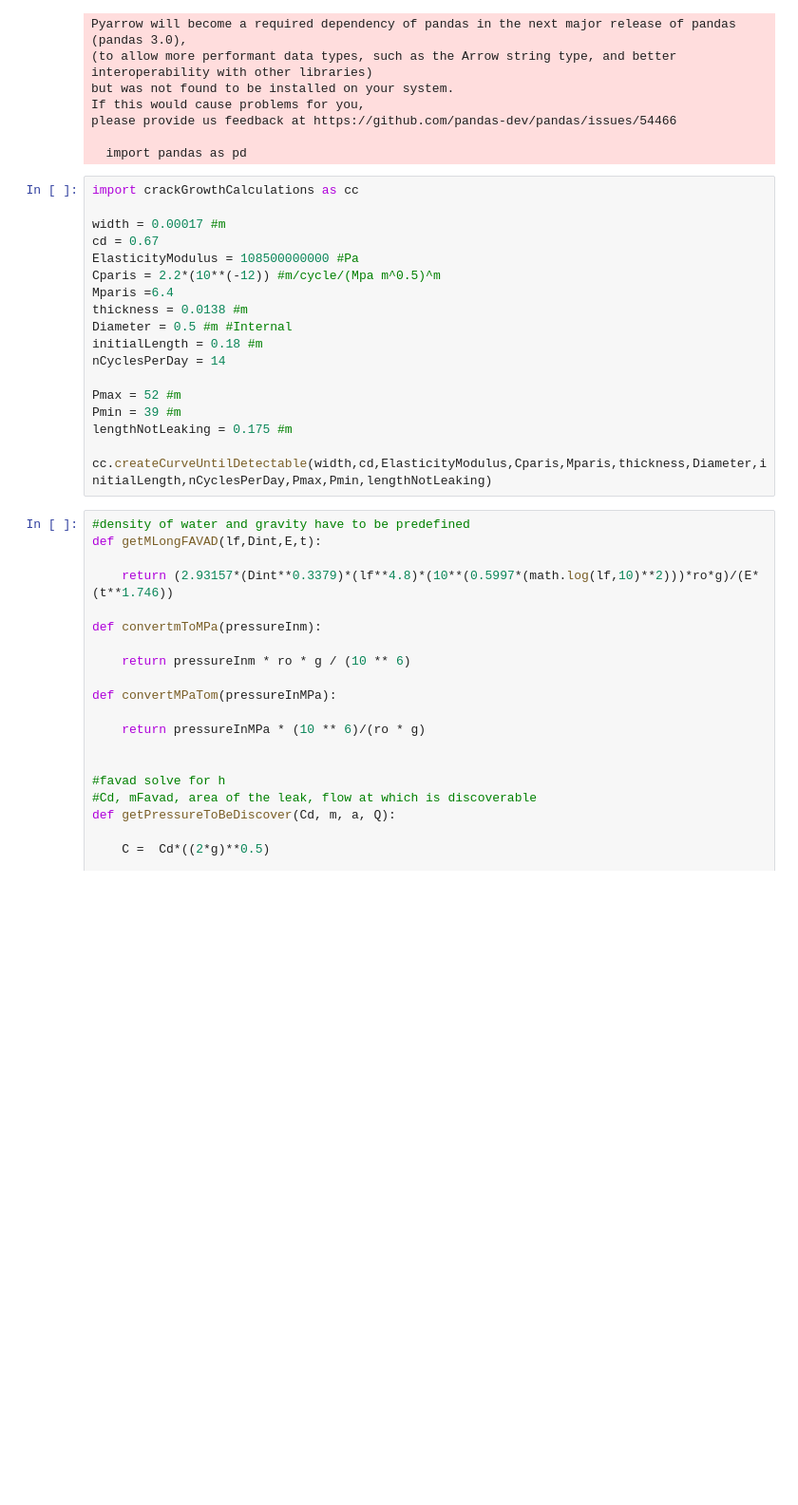
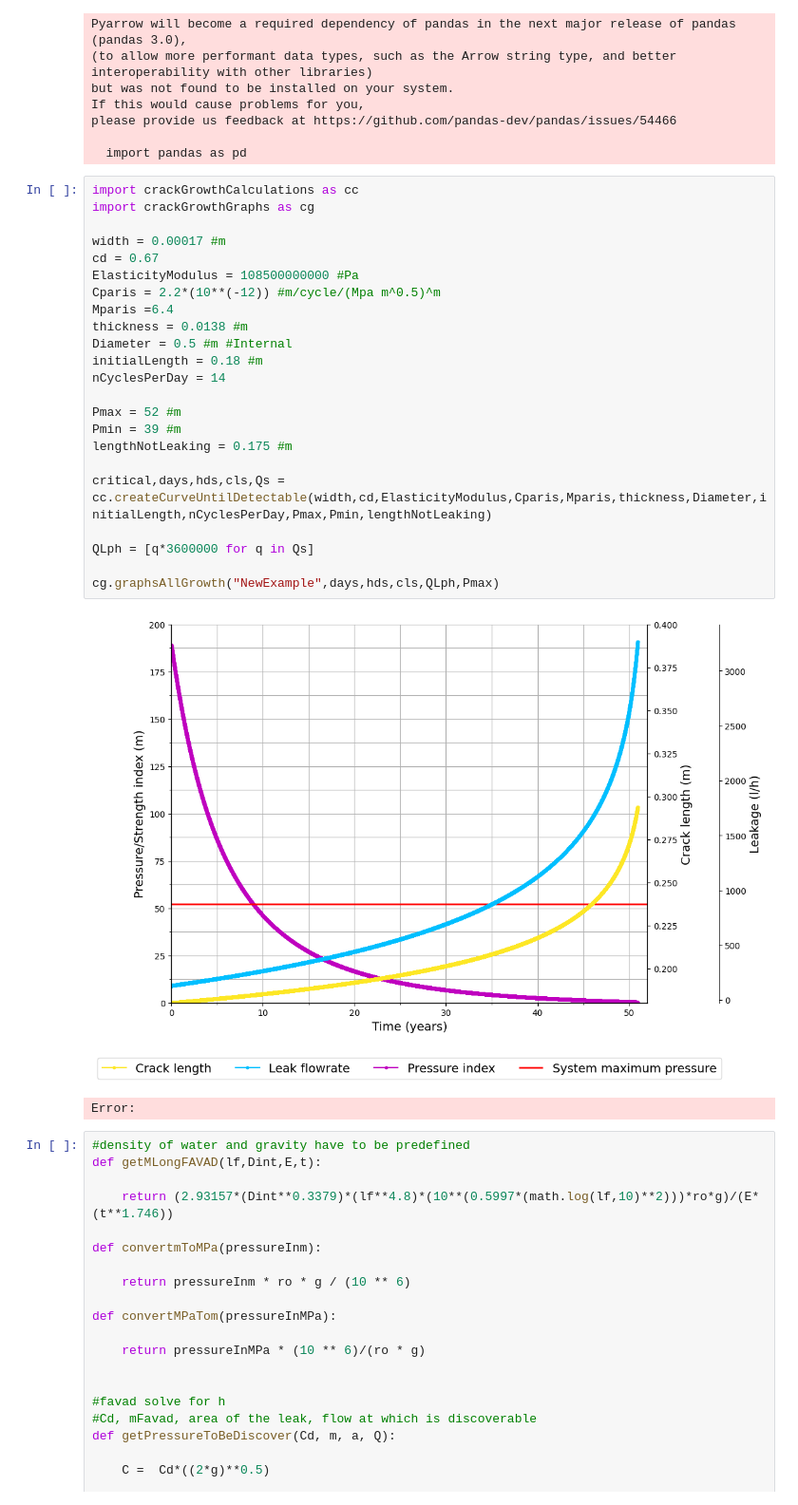
Before and after one commit to lunicirus/AucklandWDSAnalysis, a Jupyter notebook: 13-CrackStrengthIndex.ipynb, the cells around one changed output. Shown at 95% size. Saved outputs shown, nothing was run; the diff lists cells and outputs as text; blank space fills up the shorter version.

```diff
--- a/13-CrackStrengthIndex.ipynb
+++ b/13-CrackStrengthIndex.ipynb
@@ -60,22 +60,30 @@ please provide us feedback at https://github.com/pandas-dev/pandas/issues/54466
   import pandas as pd
 # %%
 import crackGrowthCalculations as cc
+import crackGrowthGraphs as cg
 
 width = 0.00017 #m
 cd = 0.67
 ElasticityModulus = 108500000000 #Pa
 Cparis = 2.2*(10**(-12)) #m/cycle/(Mpa m^0.5)^m
 Mparis =6.4
 thickness = 0.0138 #m
 Diameter = 0.5 #m #Internal
 initialLength = 0.18 #m
 nCyclesPerDay = 14
 
 Pmax = 52 #m
 Pmin = 39 #m
 lengthNotLeaking = 0.175 #m
 
-cc.createCurveUntilDetectable(width,cd,ElasticityModulus,Cparis,Mparis,thickness,Diameter,initialLength,nCyclesPerDay,Pmax,Pmin,lengthNotLeaking)
+critical,days,hds,cls,Qs = cc.createCurveUntilDetectable(width,cd,ElasticityModulus,Cparis,Mparis,thickness,Diameter,initialLength,nCyclesPerDay,Pmax,Pmin,lengthNotLeaking)
+
+QLph = [q*3600000 for q in Qs]
+
+cg.graphsAllGrowth("NewExample",days,hds,cls,QLph,Pmax)
+# %% [output]
+[figure, added]
+Error:
 # %%
 #density of water and gravity have to be predefined
 def getMLongFAVAD(lf,Dint,E,t):
```
